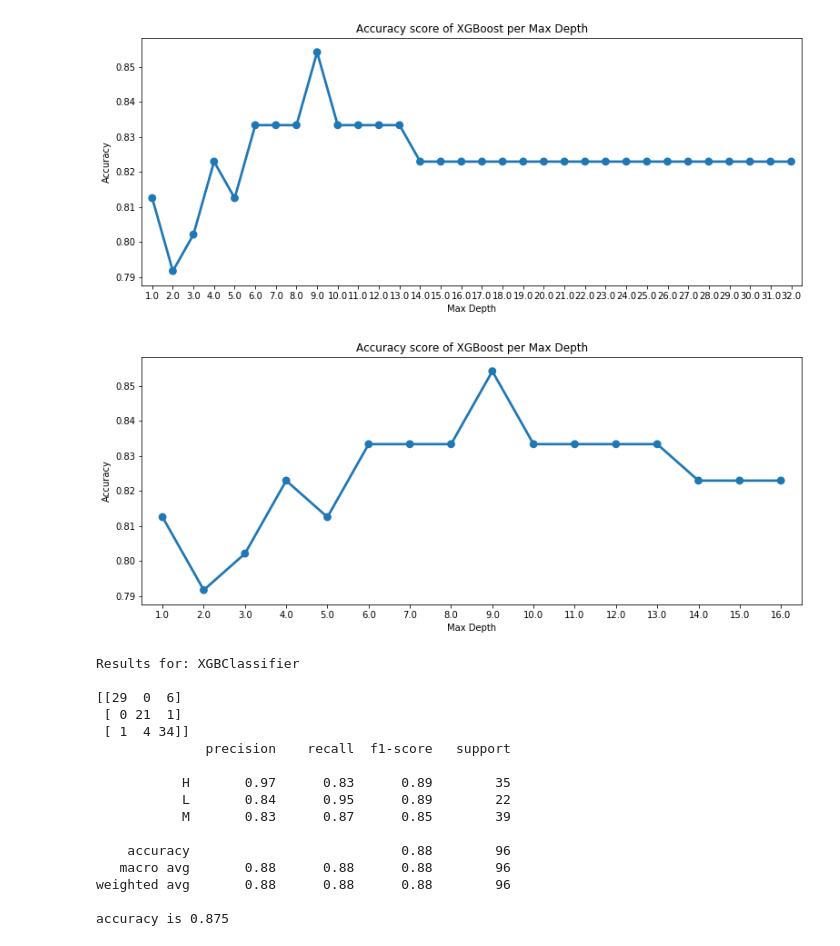
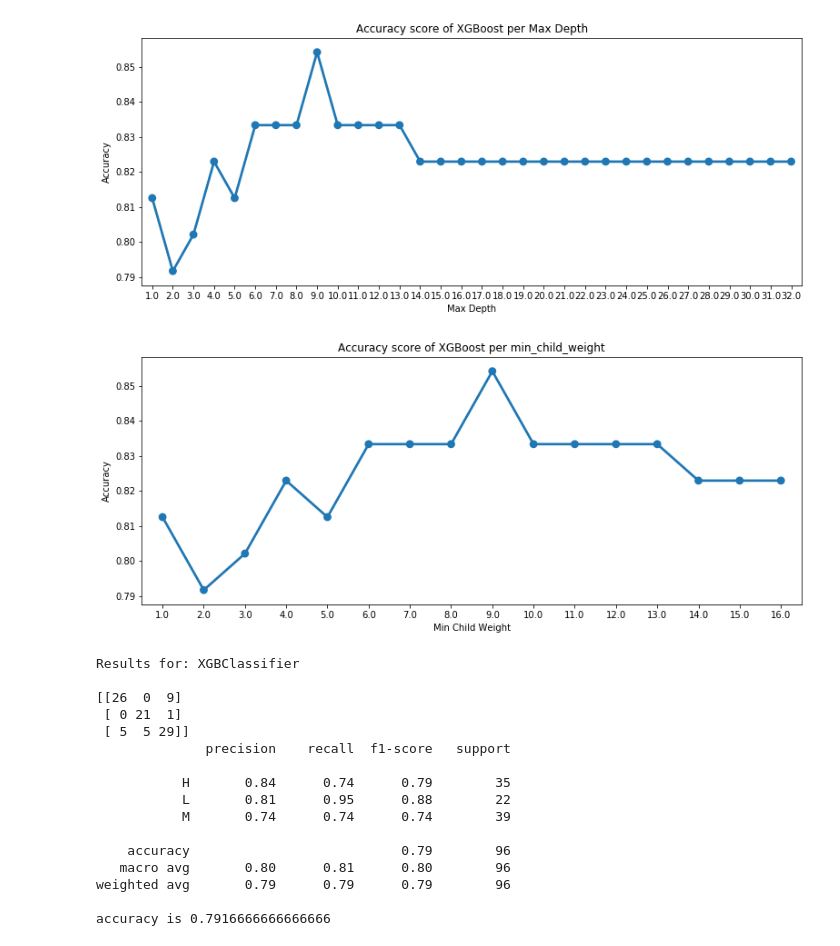
Before and after one commit to carlodizon03/DM-Students-Academic-Performance-, a Jupyter notebook: models.ipynb, the cells around one changed output. Saved outputs shown, nothing was run; the diff lists cells and outputs as text; code cells hidden in the pictures.

```diff
--- a/models.ipynb
+++ b/models.ipynb
@@ -307,8 +312,8 @@ plt.show()
 * Now let us apply these findings to train the RFC and DTC again and let us see if we can get better performance.
 # %%
 models = {
-        'Decision Tree':        DecisionTreeClassifier(max_depth = 4,min_samples_split = 0.2, random_state = 52),
-        'Random Forest':        RandomForestClassifier(max_depth = 4,min_samples_split = 0.1, n_estimators = 200,random_state = 52 )
+        'Decision Tree':        DecisionTreeClassifier(max_depth = 12,min_samples_split = 0.2, random_state = 52),
+        'Random Forest':        RandomForestClassifier(max_depth = 18,min_samples_split = 0.1, n_estimators = 400,random_state = 52 )
          }
 
 keys = []
@@ -374,5 +396,5 @@ plt.show()
 # %%
-dt = DecisionTreeClassifier(max_depth = 4,min_samples_split = 0.2, random_state = 52)
+dt =DecisionTreeClassifier(max_depth = 12,min_samples_split = 0.2, random_state = 52).fit(X_train, y_train)
 pred = dt.fit(X_train, y_train).predict(X_test)
 dn = {'features':Features.columns, 'score':dt.feature_importances_}
 df = pd.DataFrame.from_dict(data=dn).sort_values(by='score', ascending=False)
@@ -512,23 +539,23 @@ plt.show()
 # %%
 min_child_weight = np.linspace(1, 16, 16, endpoint=True)
 plt.figure(figsize=(13,5))
 score = []
 est = []
 for d in min_child_weight:
     dt = XGBClassifier(max_depth= int(d),random_state=52)
     pred1 = dt.fit(X_train, y_train).predict(X_test)
     accuracy = accuracy_score(y_test, pred1)
     score.append(accuracy)
     est.append(d)
 plot = sns.pointplot(x=est, y=score)
-plot.set(xlabel='Max Depth', ylabel='Accuracy',
-         title='Accuracy score of XGBoost per Max Depth')
+plot.set(xlabel='Min Child Weight', ylabel='Accuracy',
+         title='Accuracy score of XGBoost per min_child_weight')
 plt.show()
 # %% [output]
-[figure, old version]
+[figure, new version]
 # %%
 models = {
-        'XGBClassifier':        XGBClassifier(max_depth = 9, n_estimators = 10,min_child_weight=10,random_state = 52 )
+        'XGBClassifier':        XGBClassifier(max_depth = 16, n_estimators = 300,min_child_weight=10,random_state = 52 )
          }
 
 keys = []
@@ -549,17 +576,17 @@ for k,v in models.items():
 # %% [output]
 Results for: XGBClassifier
 
-[[29  0  6]
+[[26  0  9]
  [ 0 21  1]
- [ 1  4 34]]
+ [ 5  5 29]]
               precision    recall  f1-score   support
 
-           H       0.97      0.83      0.89        35
-           L       0.84      0.95      0.89        22
-           M       0.83      0.87      0.85        39
+           H       0.84      0.74      0.79        35
+           L       0.81      0.95      0.88        22
+           M       0.74      0.74      0.74        39
 
-    accuracy                           0.88        96
-   macro avg       0.88      0.88      0.88        96
-weighted avg       0.88      0.88      0.88        96
+    accuracy                           0.79        96
+   macro avg       0.80      0.81      0.80        96
+weighted avg       0.79      0.79      0.79        96
 
-accuracy is 0.875
+accuracy is 0.7916666666666666
```
Also changed, not shown: parts of 17 cells of this notebook.
